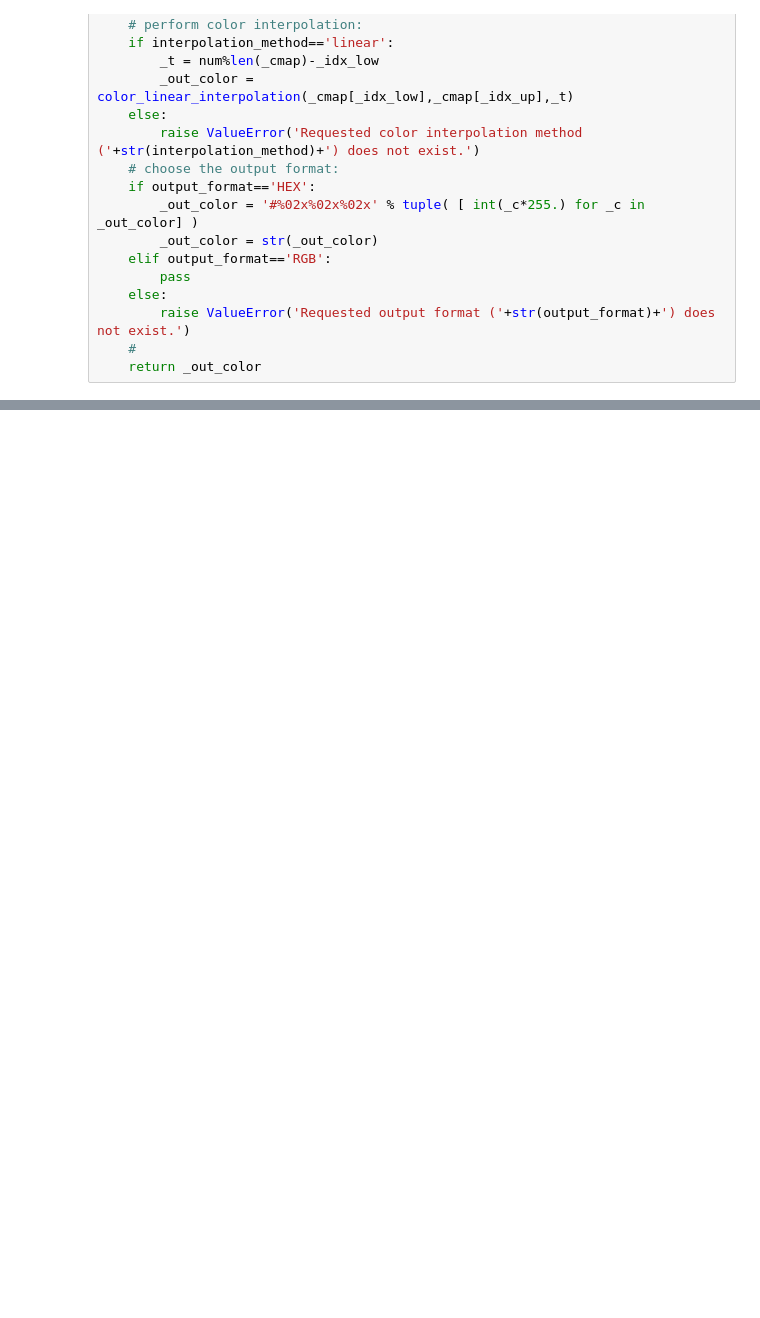
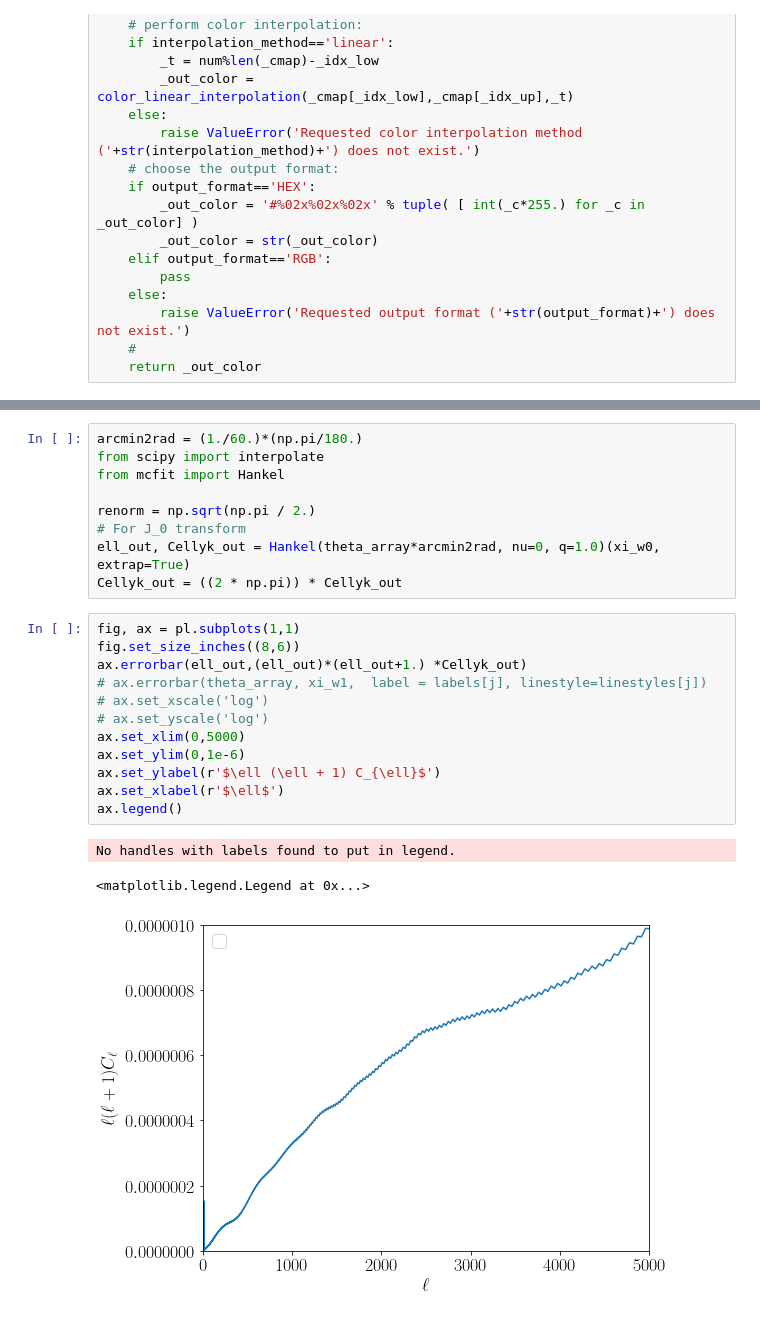
Before and after one commit to shivampcosmo/ACTxDESY3, a Jupyter notebook: src/process_cats/correlate_dy_actxdesy3.ipynb, the cells around one changed output, grey strips where cells are left out. Cells and saved outputs as stored; diff of their text form; blank space fills up the shorter version.

```diff
--- a/src/process_cats/correlate_dy_actxdesy3.ipynb
+++ b/src/process_cats/correlate_dy_actxdesy3.ipynb
@@ -319,0 +355,25 @@ SNR Redmagic, 0.15 < z < 0.9, with weights:51.9 sigma
+# %%
+arcmin2rad = (1./60.)*(np.pi/180.)
+from scipy import interpolate
+from mcfit import Hankel
+
+renorm = np.sqrt(np.pi / 2.)
+# For J_0 transform
+ell_out, Cellyk_out = Hankel(theta_array*arcmin2rad, nu=0, q=1.0)(xi_w0, extrap=True)
+Cellyk_out = ((2 * np.pi)) * Cellyk_out
+# %%
+fig, ax = pl.subplots(1,1)
+fig.set_size_inches((8,6))
+ax.errorbar(ell_out,(ell_out)*(ell_out+1.) *Cellyk_out)
+# ax.errorbar(theta_array, xi_w1,  label = labels[j], linestyle=linestyles[j])
+# ax.set_xscale('log')
+# ax.set_yscale('log')
+ax.set_xlim(0,5000)
+ax.set_ylim(0,1e-6)
+ax.set_ylabel(r'$\ell (\ell + 1) C_{\ell}$')
+ax.set_xlabel(r'$\ell$')
+ax.legend()
+# %% [output]
+No handles with labels found to put in legend.
+<matplotlib.legend.Legend at 0x...>
+[figure, added]
```
Also changed, not shown: parts of 9 cells of this notebook, 6 other files.
